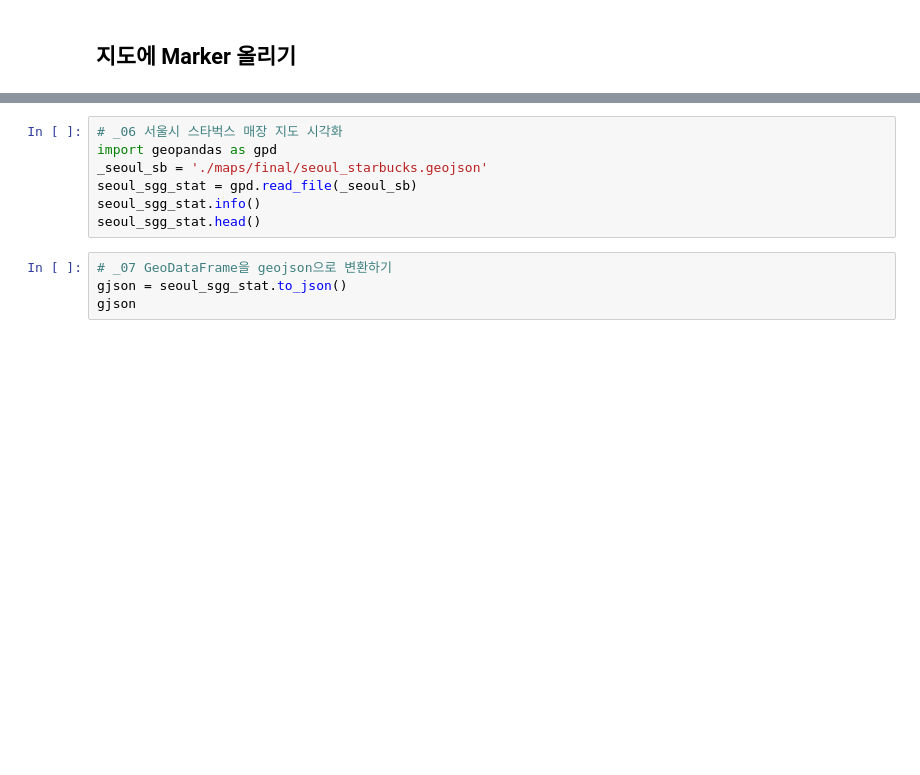
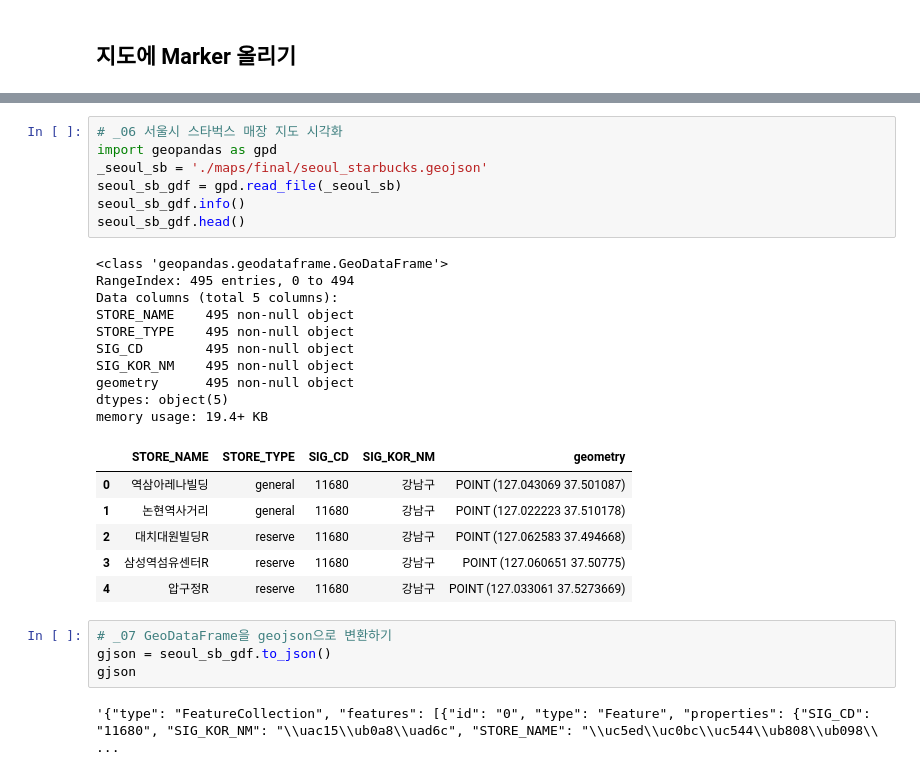
Before and after one commit to rollinstar/gpd_example, a Jupyter notebook: (Basic)Geospatial_Data_with_Python_3rd-2.ipynb, the cells around one changed output, grey strips where cells are left out. Saved outputs shown, nothing was run; the diff lists cells and outputs as text; blank space fills up the shorter version.

```diff
--- a/(Basic)Geospatial_Data_with_Python_3rd-2.ipynb
+++ b/(Basic)Geospatial_Data_with_Python_3rd-2.ipynb
@@ -81,14 +91,33 @@ marker_map
 # %%
 # _06 서울시 스타벅스 매장 지도 시각화
 import geopandas as gpd
 _seoul_sb = './maps/final/seoul_starbucks.geojson'
-seoul_sgg_stat = gpd.read_file(_seoul_sb)
-seoul_sgg_stat.info()
-seoul_sgg_stat.head()
+seoul_sb_gdf = gpd.read_file(_seoul_sb)
+seoul_sb_gdf.info()
+seoul_sb_gdf.head()
+# %% [output]
+<class 'geopandas.geodataframe.GeoDataFrame'>
+RangeIndex: 495 entries, 0 to 494
+Data columns (total 5 columns):
+STORE_NAME    495 non-null object
+STORE_TYPE    495 non-null object
+SIG_CD        495 non-null object
+SIG_KOR_NM    495 non-null object
+geometry      495 non-null object
+dtypes: object(5)
+memory usage: 19.4+ KB
+|  | STORE_NAME | STORE_TYPE | SIG_CD | SIG_KOR_NM | geometry |
+| 0 | 역삼아레나빌딩 | general | 11680 | 강남구 | POINT (127.043069 37.501087) |
+| 1 | 논현역사거리 | general | 11680 | 강남구 | POINT (127.022223 37.510178) |
+| 2 | 대치대원빌딩R | reserve | 11680 | 강남구 | POINT (127.062583 37.494668) |
+| 3 | 삼성역섬유센터R | reserve | 11680 | 강남구 | POINT (127.060651 37.50775) |
+| 4 | 압구정R | reserve | 11680 | 강남구 | POINT (127.033061 37.5273669) |
 # %%
 # _07 GeoDataFrame을 geojson으로 변환하기
-gjson = seoul_sgg_stat.to_json()
+gjson = seoul_sb_gdf.to_json()
 gjson
+# %% [output]
+'{"type": "FeatureCollection", "features": [{"id": "0", "type": "Feature", "properties": {"SIG_CD": "11680", "SIG_KOR_NM": "\\uac15\\ub0a8\\uad6c", "STORE_NAME": "\\uc5ed\\uc0bc\\uc544\\ub808\\ub098\\ ...
 # %%
 # _08 Folium지도에 geojson 올려보기
 viz_map_1 = folium.Map(
```
Also changed, not shown: parts of 12 cells of this notebook, 4 other files.
